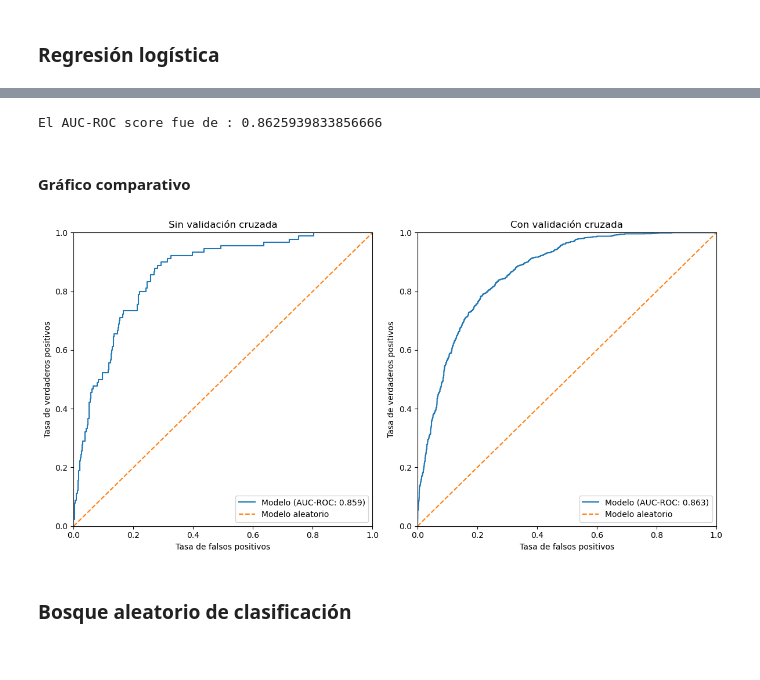
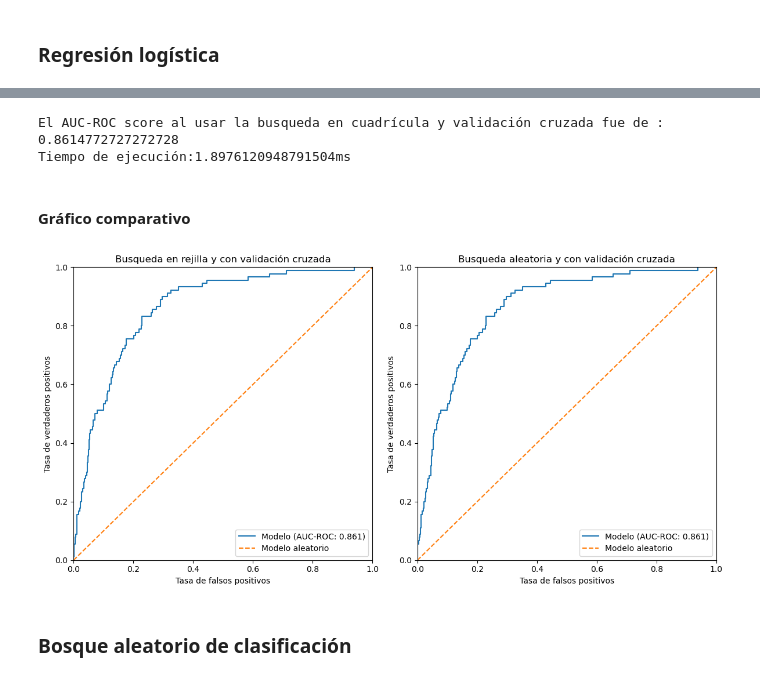
Before and after one commit to ja19191990/Retencion_de_clientes_en_la_industria_de_telecomunicaciones, a Jupyter notebook: 4.Models.ipynb, the cells around one changed output, grey strips where cells are left out. Saved outputs shown, nothing was run; the diff lists cells and outputs as text; code cells hidden in the pictures.

```diff
--- a/4.Models.ipynb
+++ b/4.Models.ipynb
@@ -72,0 +76,5 @@ target_valid_ord = manager.get_dataframe('target_valid_ord')
+# %%
+# Definir los valores de cuadrícula de los hiperparámetros
+dual = [True, False]
+max_iter = [10000, 15000, 20000, 25000, 30000]
+param_grid = dict(dual=dual, max_iter=max_iter)
@@ -73,4 +107,9 @@ target_valid_ord = manager.get_dataframe('target_valid_ord')
 # %%
-model_lr = LogisticRegression(solver='liblinear', random_state=12345)
-target_upsampled = target_upsampled.squeeze()  # Convierte a 1D si era 2D
-model_lr.fit(features_upsampled, target_upsampled)
+# model_lr = LogisticRegression(solver='liblinear', random_state=12345)
+# target_upsampled = target_upsampled.squeeze()  # Convierte a 1D si era 2D
+# model_lr.fit(features_upsampled, target_upsampled)
+# probabilities_valid = model_lr.predict_proba(features_valid)
+# probabilities_one_valid = probabilities_valid[:, 1]
+# fpr, tpr, thresholds = roc_curve(target_valid, probabilities_one_valid)
+# auc_roc_lr_sin_cv = roc_auc_score(target_valid, probabilities_one_valid)
+# print('El AUC-ROC score fue de :', auc_roc_lr_sin_cv)
@@ -89,0 +118,17 @@ El AUC-ROC score fue de : 0.8588005050505051
+# %%
+model_lr_random = RandomizedSearchCV(estimator=model_lr, param_distributions=param_grid, cv=5)
+# Convierte a 1D si era 2D
+target_upsampled = target_upsampled.squeeze()
+# Entrenar modelo
+start_time = time.time()
+grid_result_rdm = grid.fit(features_upsampled, target_upsampled)
+probabilities_valid_rdm = grid_result_rdm.predict_proba(features_valid)
+probabilities_one_valid_rdm = probabilities_valid_rdm[:, 1]
+fpr_rdm, tpr_rdm, thresholds_rdm = roc_curve(
+    target_valid, probabilities_one_valid_rdm)
+auc_roc_lr_rdm = roc_auc_score(target_valid, probabilities_one_valid_rdm)
+print('El AUC-ROC score al usar la busqueda en cuadrícula y validación cruzada fue de :', auc_roc_lr_rdm)
+print('Tiempo de ejecución:' + str((time.time() - start_time)) + 'ms')
+# %% [output]
+El AUC-ROC score al usar la busqueda en cuadrícula y validación cruzada fue de : 0.8614772727272728
+Tiempo de ejecución:1.8976120948791504ms
@@ -109,41 +193,38 @@ fpr_cv, tpr_cv, thresholds = roc_curve(
-# %%
-auc_roc_lr_cv = roc_auc_score(target_upsampled, probabilities_one_valid_cv)
-print('El AUC-ROC score fue de :', auc_roc_lr_cv)
-# %% [output]
-El AUC-ROC score fue de : 0.8625939833856666
 # %% [markdown]
 #### Gráfico comparativo
 # %%
 # Crear una figura con una fila y dos columnas
 fig, axes = plt.subplots(1, 2, figsize=(12, 6))
 
-# Gráfico 1: Sin validación cruzada
-axes[0].plot(fpr, tpr, label=f'Modelo (AUC-ROC: {auc_roc_lr_sin_cv:.3f})')
+# Gráfico 1: Busqueda en rejilla
+axes[0].plot(fpr, tpr,
+             label=f'Modelo (AUC-ROC: {auc_roc_lr_grid:.3f})')
 axes[0].plot([0, 1], [0, 1], linestyle='--', label='Modelo aleatorio')
 axes[0].set_xlim([0.0, 1.0])
 axes[0].set_ylim([0.0, 1.0])
 axes[0].set_xlabel('Tasa de falsos positivos')
 axes[0].set_ylabel('Tasa de verdaderos positivos')
-axes[0].set_title('Sin validación cruzada')
+axes[0].set_title('Busqueda en rejilla y con validación cruzada')
 axes[0].legend()
 
-# Gráfico 2: Con validación cruzada
-axes[1].plot(fpr_cv, tpr_cv, label=f'Modelo (AUC-ROC: {auc_roc_lr_cv:.3f})')
+# Gráfico 2: Busqueda aleatoria
+axes[1].plot(fpr_rdm, tpr_rdm,
+             label=f'Modelo (AUC-ROC: {auc_roc_lr_rdm:.3f})')
 axes[1].plot([0, 1], [0, 1], linestyle='--', label='Modelo aleatorio')
 axes[1].set_xlim([0.0, 1.0])
 axes[1].set_ylim([0.0, 1.0])
 axes[1].set_xlabel('Tasa de falsos positivos')
 axes[1].set_ylabel('Tasa de verdaderos positivos')
-axes[1].set_title('Con validación cruzada')
+axes[1].set_title('Busqueda aleatoria y con validación cruzada')
 axes[1].legend()
 
 # Ajustar espacio entre subgráficos
 plt.tight_layout()
 
 # Mostrar el gráfico
 plt.show()
 # %% [output]
-[figure, old version]
+[figure, new version]
 # %% [markdown]
 ### Bosque aleatorio de clasificación
 # %% [markdown]
```
Also changed, not shown: parts of 22 cells of this notebook, 4 other files.
